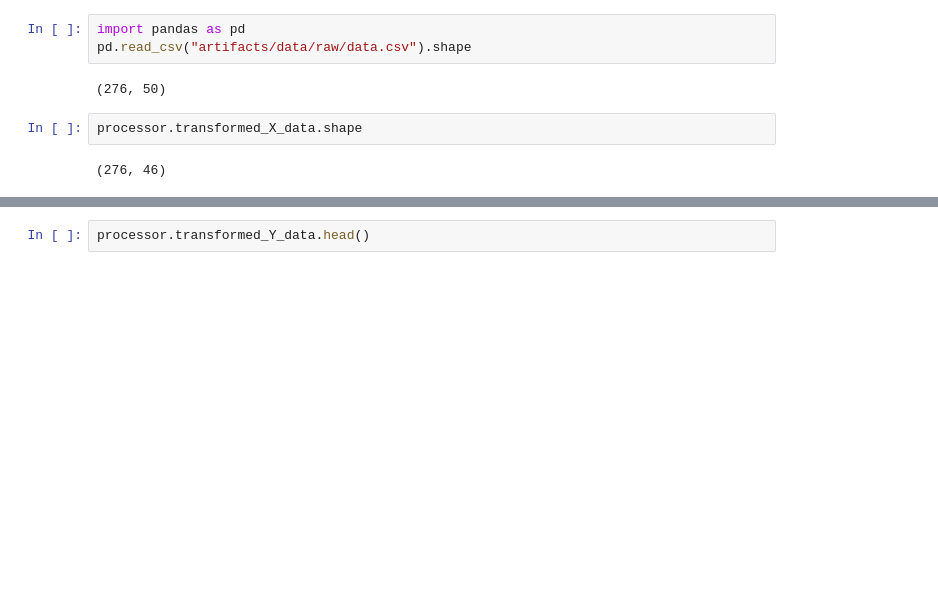
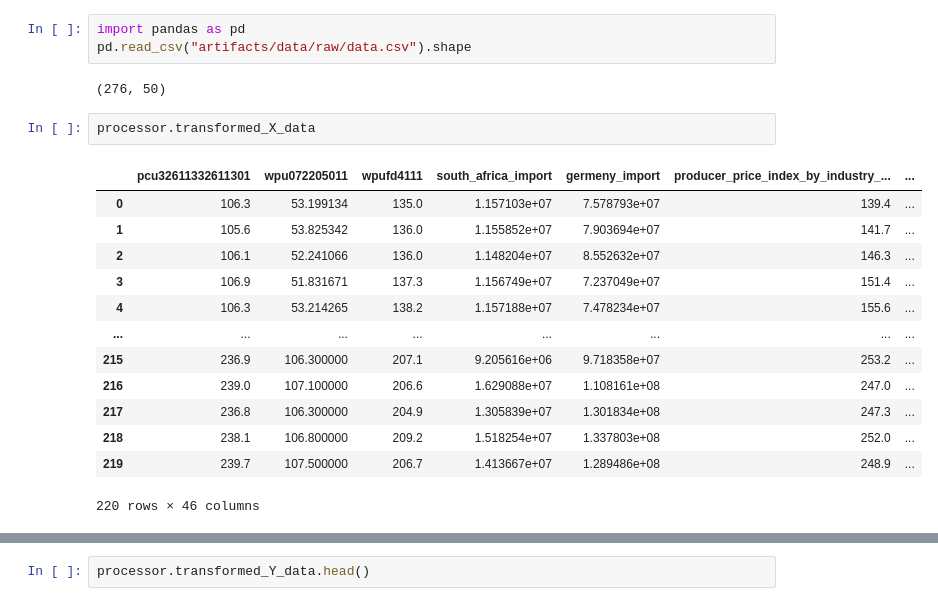
Before and after one commit to vincycode7/TaiyoAI_Domestic_Molding, a Jupyter notebook: exploratory_data_analysis.ipynb, the cells around one changed output, grey strips where cells are left out. Saved outputs shown, nothing was run; the diff lists cells and outputs as text; blank space fills up the shorter version.

```diff
--- a/exploratory_data_analysis.ipynb
+++ b/exploratory_data_analysis.ipynb
@@ -19,9 +19,21 @@ pd.read_csv("artifacts/data/raw/data.csv").shape
 # %% [output]
 (276, 50)
 # %%
-processor.transformed_X_data.shape
+processor.transformed_X_data
 # %% [output]
+|  | pcu32611332611301 | wpu072205011 | wpufd4111 | south_africa_import | germeny_import | producer_price_index_by_industry_... | ... |
+| 0 | 106.3 | 53.199134 | 135.0 | 1.157103e+07 | 7.578793e+07 | 139.4 | ... |
+| 1 | 105.6 | 53.825342 | 136.0 | 1.155852e+07 | 7.903694e+07 | 141.7 | ... |
+| 2 | 106.1 | 52.241066 | 136.0 | 1.148204e+07 | 8.552632e+07 | 146.3 | ... |
+| 3 | 106.9 | 51.831671 | 137.3 | 1.156749e+07 | 7.237049e+07 | 151.4 | ... |
+| 4 | 106.3 | 53.214265 | 138.2 | 1.157188e+07 | 7.478234e+07 | 155.6 | ... |
+| ... | ... | ... | ... | ... | ... | ... | ... |
+| 215 | 236.9 | 106.300000 | 207.1 | 9.205616e+06 | 9.718358e+07 | 253.2 | ... |
+| 216 | 239.0 | 107.100000 | 206.6 | 1.629088e+07 | 1.108161e+08 | 247.0 | ... |
+| 217 | 236.8 | 106.300000 | 204.9 | 1.305839e+07 | 1.301834e+08 | 247.3 | ... |
+| 218 | 238.1 | 106.800000 | 209.2 | 1.518254e+07 | 1.337803e+08 | 252.0 | ... |
+| 219 | 239.7 | 107.500000 | 206.7 | 1.413667e+07 | 1.289486e+08 | 248.9 | ... |
-(276, 46)
+220 rows × 46 columns
 # %%
 processor.transformed_X_data_norm.head()
 # %% [output]
```
Also changed, not shown: parts of 6 cells of this notebook, 6 other files.
